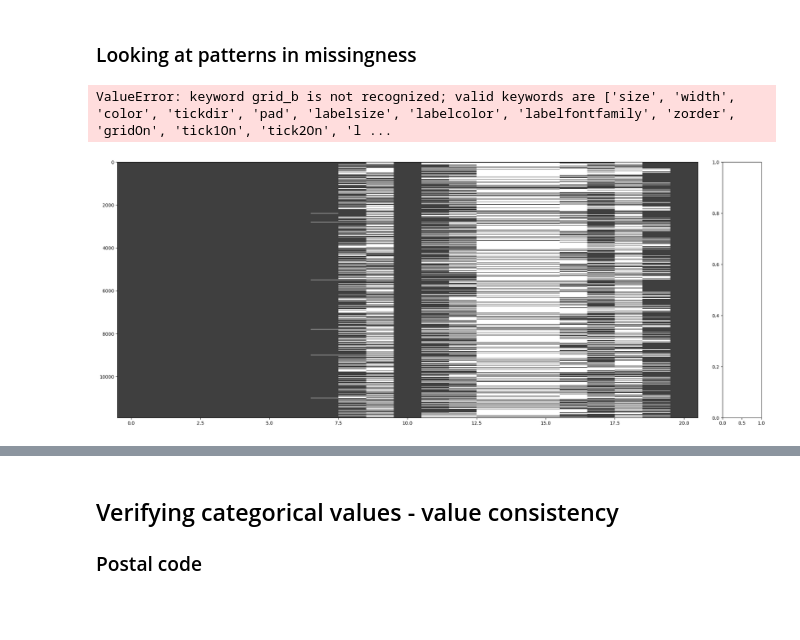
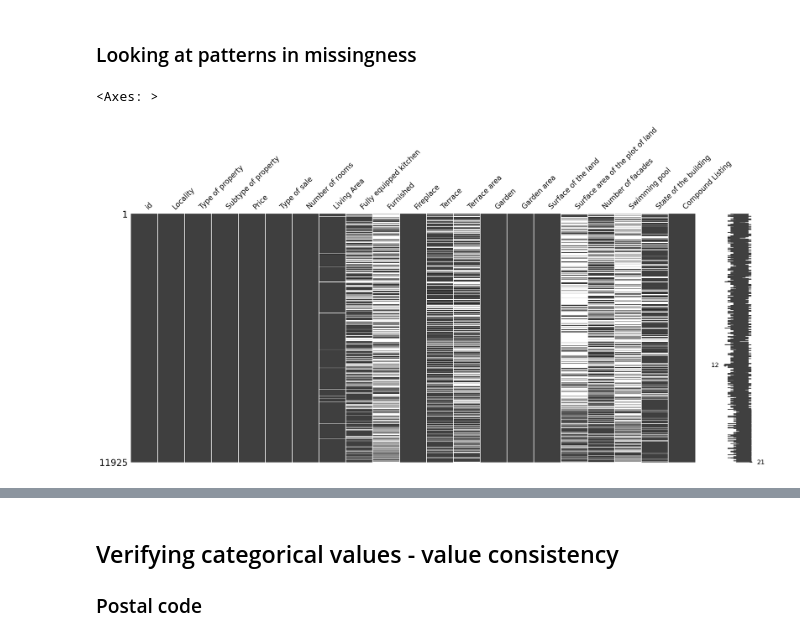
Before and after one commit to kvnpotter/ImmoData-EDA, a Jupyter notebook: DataCleaningKevin.ipynb, the cells around one changed output, grey strips where cells are left out. Saved outputs shown, nothing was run; the diff lists cells and outputs as text; code cells hidden in the pictures; blank space fills up the shorter version.

Commit message:
Analysis missingness - 1

```diff
--- a/DataCleaningKevin.ipynb
+++ b/DataCleaningKevin.ipynb
@@ -214,8 +214,12 @@ data[data.isna().sum(axis=1) == 9]
 11925
 # %% [markdown]
 ### Looking at patterns in missingness
-# %%
-msno.matrix(data)
-# %% [output]
-ValueError: keyword grid_b is not recognized; valid keywords are ['size', 'width', 'color', 'tickdir', 'pad', 'labelsize', 'labelcolor', 'labelfontfamily', 'zorder', 'gridOn', 'tick1On', 'tick2On', 'l ...
-[figure, removed]
+# %%
+# The pattern of missing data in Garden presence and Garden size
+# All values of missing data for garden presence and size can be set to 0
+
+gardens = data.sort_values('Garden')
+msno.matrix(gardens)
+# %% [output]
+<Axes: >
+[figure, added]
```
Also changed, not shown: parts of 5 cells of this notebook, 4 other files.
